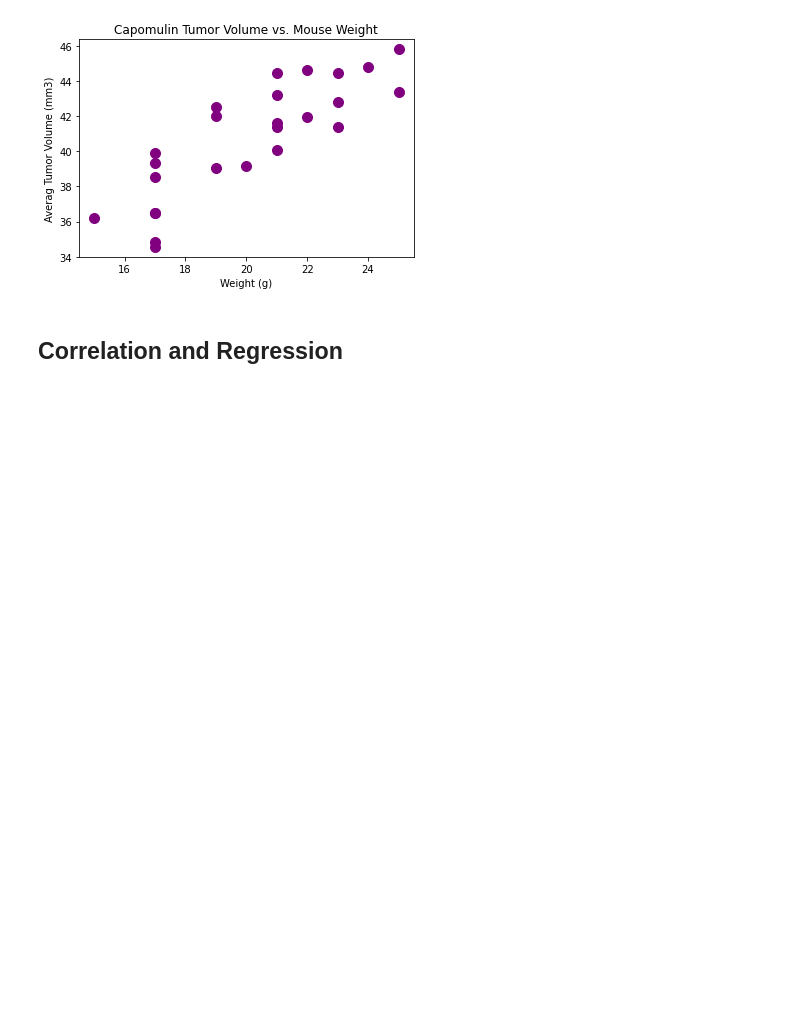
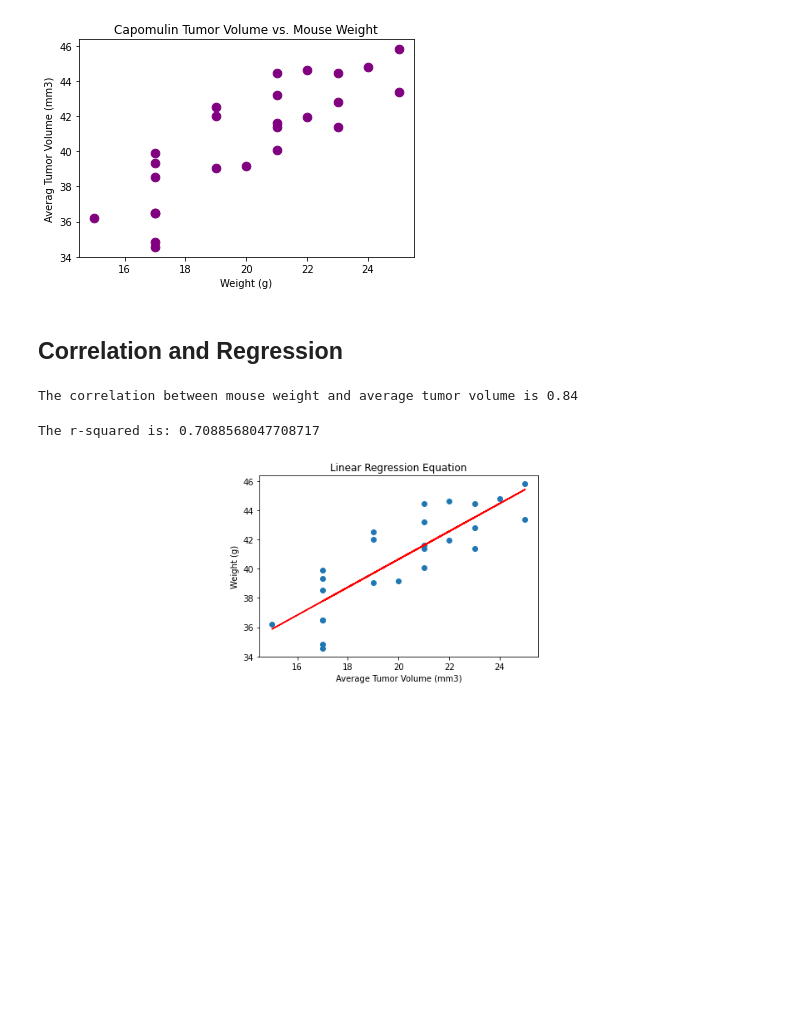
Before and after one commit to JoseH-Git/matplotlib--challenge, a Jupyter notebook: Pymaceuticals/pymaceuticals_starter.ipynb, the cells around one changed output. Saved outputs shown, nothing was run; the diff lists cells and outputs as text; code cells hidden in the pictures; blank space fills up the shorter version.

```diff
--- a/Pymaceuticals/pymaceuticals_starter.ipynb
+++ b/Pymaceuticals/pymaceuticals_starter.ipynb
@@ -341,3 +334,30 @@ plt.show()
 # %%
 # Calculate the correlation coefficient and linear regression model
 # for mouse weight and average tumor volume for the Capomulin regimen
+
+correlation=round(st.pearsonr(capomulin_average_volume["Weight (g)"],capomulin_average_volume["Tumor Volume (mm3)"])[0],2)
+print(f"The correlation between mouse weight and average tumor volume is {correlation}")
+# %% [output]
+The correlation between mouse weight and average tumor volume is 0.84
+# %%
+x_values = capomulin_average_volume["Weight (g)"]
+y_values = capomulin_average_volume["Tumor Volume (mm3)"]
+
+(slope, intercept, rvalue, pvalue, stderr) = linregress(x_values, y_values)
+regress_values = x_values * slope + intercept
+
+line_eq = "y = " + str(round(slope,2)) + "x + " + str(round(intercept,2))
+
+plt.scatter(x_values,y_values)
+plt.plot(x_values,regress_values,"r-")
+plt.annotate(line_eq,(6,10),fontsize=14,color="red")
+plt.title("Linear Regression Equation")
+plt.xlabel("Average Tumor Volume (mm3)")
+plt.ylabel("Weight (g)")
+
+print(f"The r-squared is: {rvalue**2}")
+plt.savefig("../Images/Linear Regression.png", bbox_inches = "tight")
+plt.show()
+# %% [output]
+The r-squared is: 0.7088568047708717
+[figure, added]
```
Also changed, not shown: parts of 5 cells of this notebook, 3 other files.
